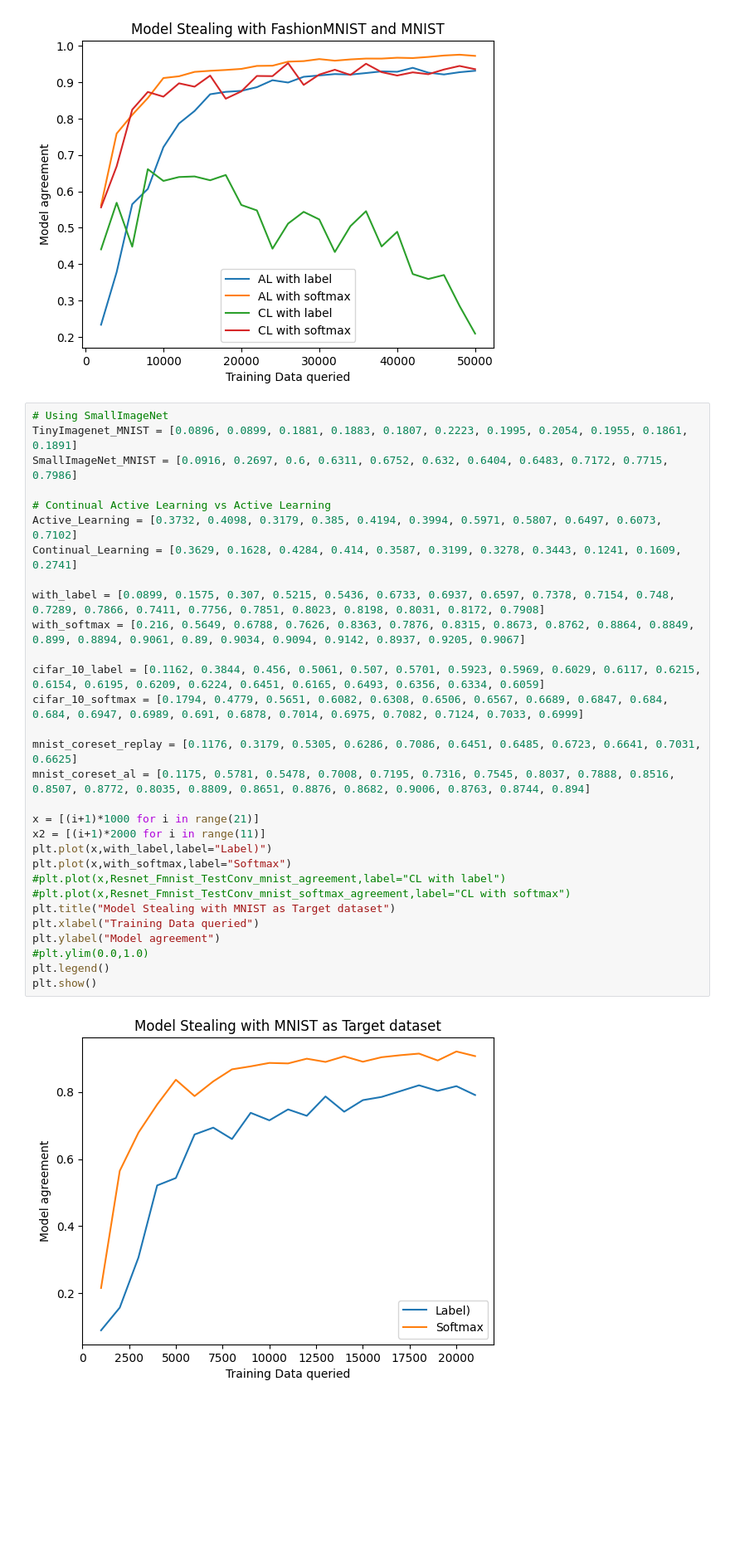
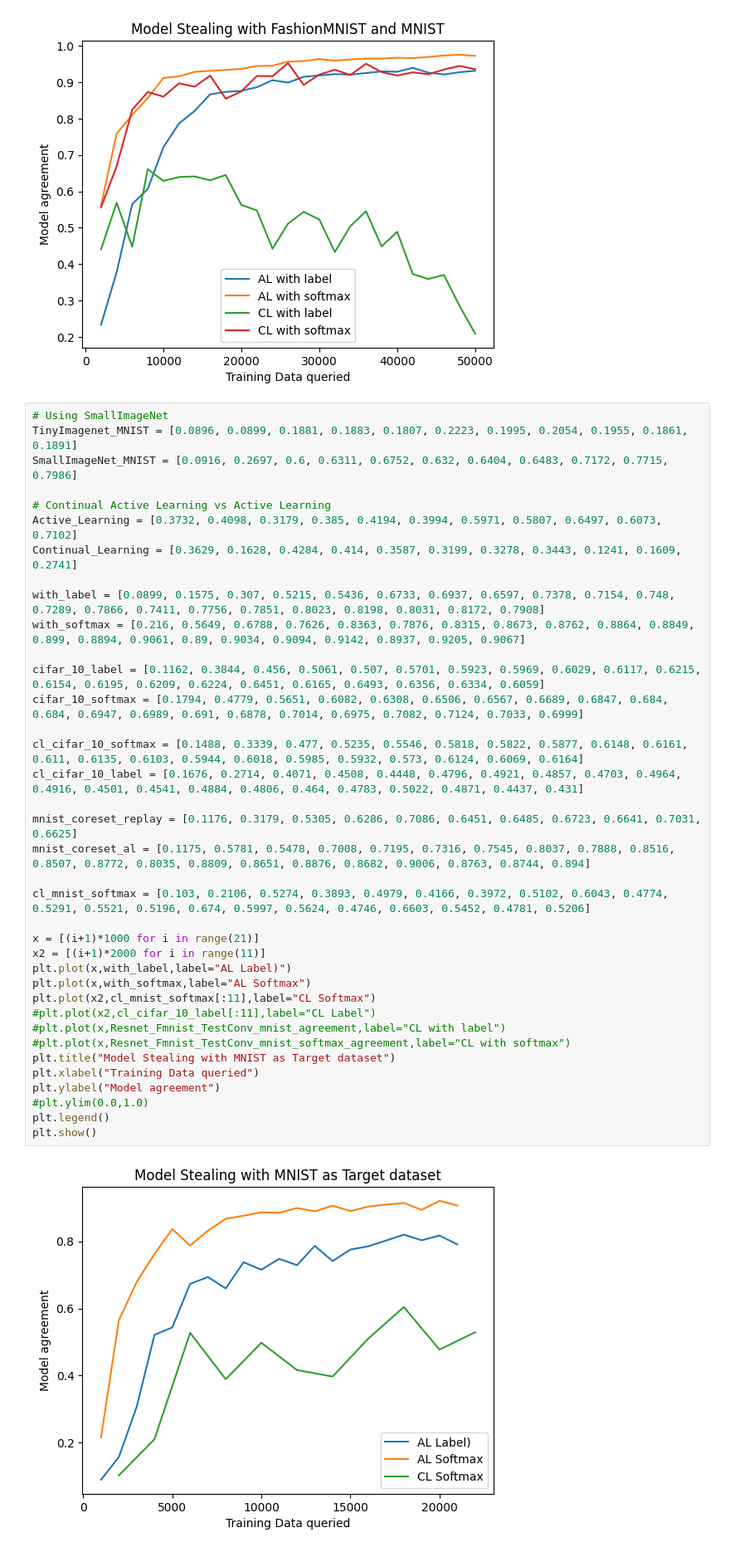
Before and after one commit to FelixMoeller3/calms, a Jupyter notebook: src/evaluation/eval_model_stealing.ipynb, the cells around one changed output. Shown at 83% size. Drawn from its saved outputs; the diff is of its cells as text; blank space fills up the shorter version.

```diff
--- a/src/evaluation/eval_model_stealing.ipynb
+++ b/src/evaluation/eval_model_stealing.ipynb
@@ -1075,35 +1075,42 @@ plt.show()
 # %%
 # Using SmallImageNet
 TinyImagenet_MNIST = [0.0896, 0.0899, 0.1881, 0.1883, 0.1807, 0.2223, 0.1995, 0.2054, 0.1955, 0.1861, 0.1891]
 SmallImageNet_MNIST = [0.0916, 0.2697, 0.6, 0.6311, 0.6752, 0.632, 0.6404, 0.6483, 0.7172, 0.7715, 0.7986]
 
 # Continual Active Learning vs Active Learning
 Active_Learning = [0.3732, 0.4098, 0.3179, 0.385, 0.4194, 0.3994, 0.5971, 0.5807, 0.6497, 0.6073, 0.7102]
 Continual_Learning = [0.3629, 0.1628, 0.4284, 0.414, 0.3587, 0.3199, 0.3278, 0.3443, 0.1241, 0.1609, 0.2741]
 
 with_label = [0.0899, 0.1575, 0.307, 0.5215, 0.5436, 0.6733, 0.6937, 0.6597, 0.7378, 0.7154, 0.748, 0.7289, 0.7866, 0.7411, 0.7756, 0.7851, 0.8023, 0.8198, 0.8031, 0.8172, 0.7908]
 with_softmax = [0.216, 0.5649, 0.6788, 0.7626, 0.8363, 0.7876, 0.8315, 0.8673, 0.8762, 0.8864, 0.8849, 0.899, 0.8894, 0.9061, 0.89, 0.9034, 0.9094, 0.9142, 0.8937, 0.9205, 0.9067]
 
 cifar_10_label = [0.1162, 0.3844, 0.456, 0.5061, 0.507, 0.5701, 0.5923, 0.5969, 0.6029, 0.6117, 0.6215, 0.6154, 0.6195, 0.6209, 0.6224, 0.6451, 0.6165, 0.6493, 0.6356, 0.6334, 0.6059]
 cifar_10_softmax = [0.1794, 0.4779, 0.5651, 0.6082, 0.6308, 0.6506, 0.6567, 0.6689, 0.6847, 0.684, 0.684, 0.6947, 0.6989, 0.691, 0.6878, 0.7014, 0.6975, 0.7082, 0.7124, 0.7033, 0.6999]
 
+cl_cifar_10_softmax = [0.1488, 0.3339, 0.477, 0.5235, 0.5546, 0.5818, 0.5822, 0.5877, 0.6148, 0.6161, 0.611, 0.6135, 0.6103, 0.5944, 0.6018, 0.5985, 0.5932, 0.573, 0.6124, 0.6069, 0.6164]
+cl_cifar_10_label = [0.1676, 0.2714, 0.4071, 0.4508, 0.4448, 0.4796, 0.4921, 0.4857, 0.4703, 0.4964, 0.4916, 0.4501, 0.4541, 0.4884, 0.4806, 0.464, 0.4783, 0.5022, 0.4871, 0.4437, 0.431]
+
 mnist_coreset_replay = [0.1176, 0.3179, 0.5305, 0.6286, 0.7086, 0.6451, 0.6485, 0.6723, 0.6641, 0.7031, 0.6625]
 mnist_coreset_al = [0.1175, 0.5781, 0.5478, 0.7008, 0.7195, 0.7316, 0.7545, 0.8037, 0.7888, 0.8516, 0.8507, 0.8772, 0.8035, 0.8809, 0.8651, 0.8876, 0.8682, 0.9006, 0.8763, 0.8744, 0.894]
 
+cl_mnist_softmax = [0.103, 0.2106, 0.5274, 0.3893, 0.4979, 0.4166, 0.3972, 0.5102, 0.6043, 0.4774, 0.5291, 0.5521, 0.5196, 0.674, 0.5997, 0.5624, 0.4746, 0.6603, 0.5452, 0.4781, 0.5206]
+
 x = [(i+1)*1000 for i in range(21)]
 x2 = [(i+1)*2000 for i in range(11)]
-plt.plot(x,with_label,label="Label)")
-plt.plot(x,with_softmax,label="Softmax")
+plt.plot(x,with_label,label="AL Label)")
+plt.plot(x,with_softmax,label="AL Softmax")
+plt.plot(x2,cl_mnist_softmax[:11],label="CL Softmax")
+#plt.plot(x2,cl_cifar_10_label[:11],label="CL Label")
 #plt.plot(x,Resnet_Fmnist_TestConv_mnist_agreement,label="CL with label")
 #plt.plot(x,Resnet_Fmnist_TestConv_mnist_softmax_agreement,label="CL with softmax")
 plt.title("Model Stealing with MNIST as Target dataset")
 plt.xlabel("Training Data queried")
 plt.ylabel("Model agreement")
 #plt.ylim(0.0,1.0)
 plt.legend()
 plt.show()
 # %% [output]
-[figure, old version]
+[figure, new version]
 # %%
 # Replay comparision
 CoreSet_Replay_4k_buf_4k_batch_random = [0.6932, 0.847, 0.8758, 0.8891, 0.8954, 0.8945, 0.8956, 0.89, 0.888, 0.8783, 0.8638, 0.8442, 0.8156]
```
